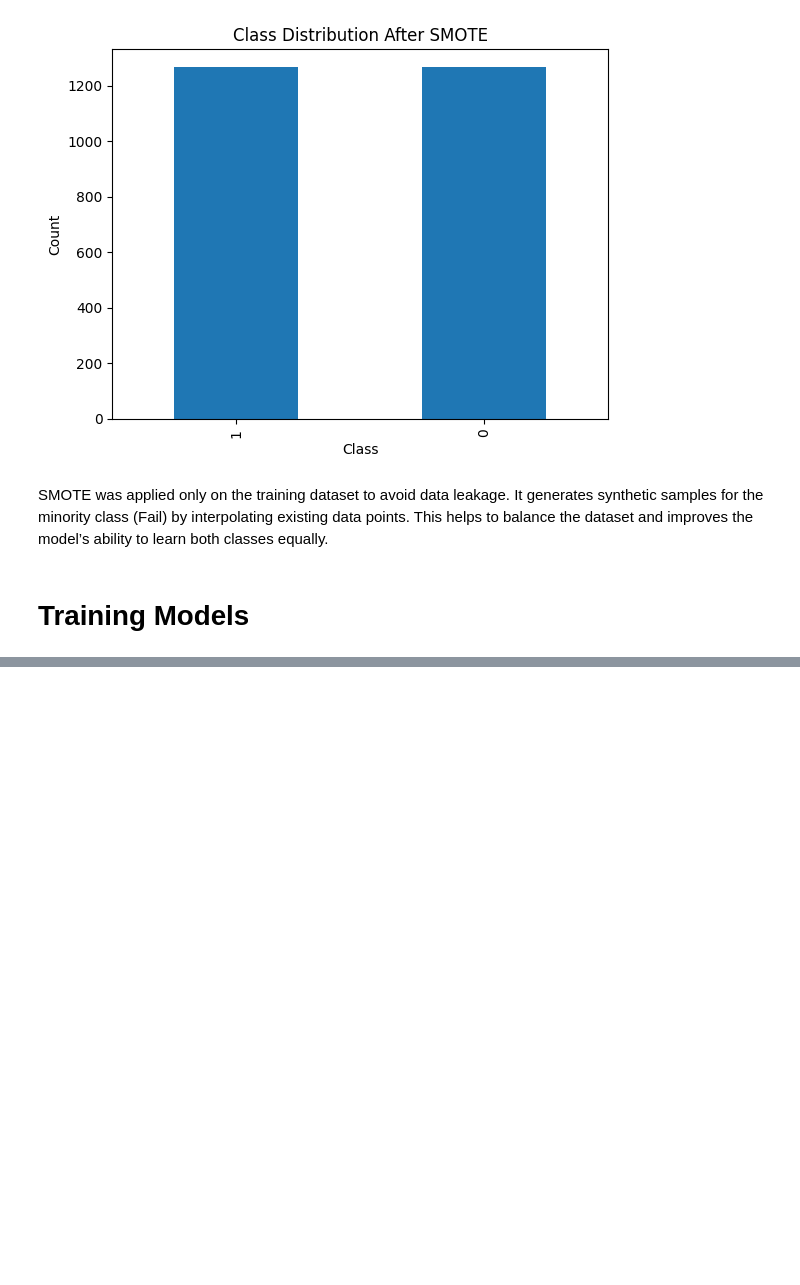
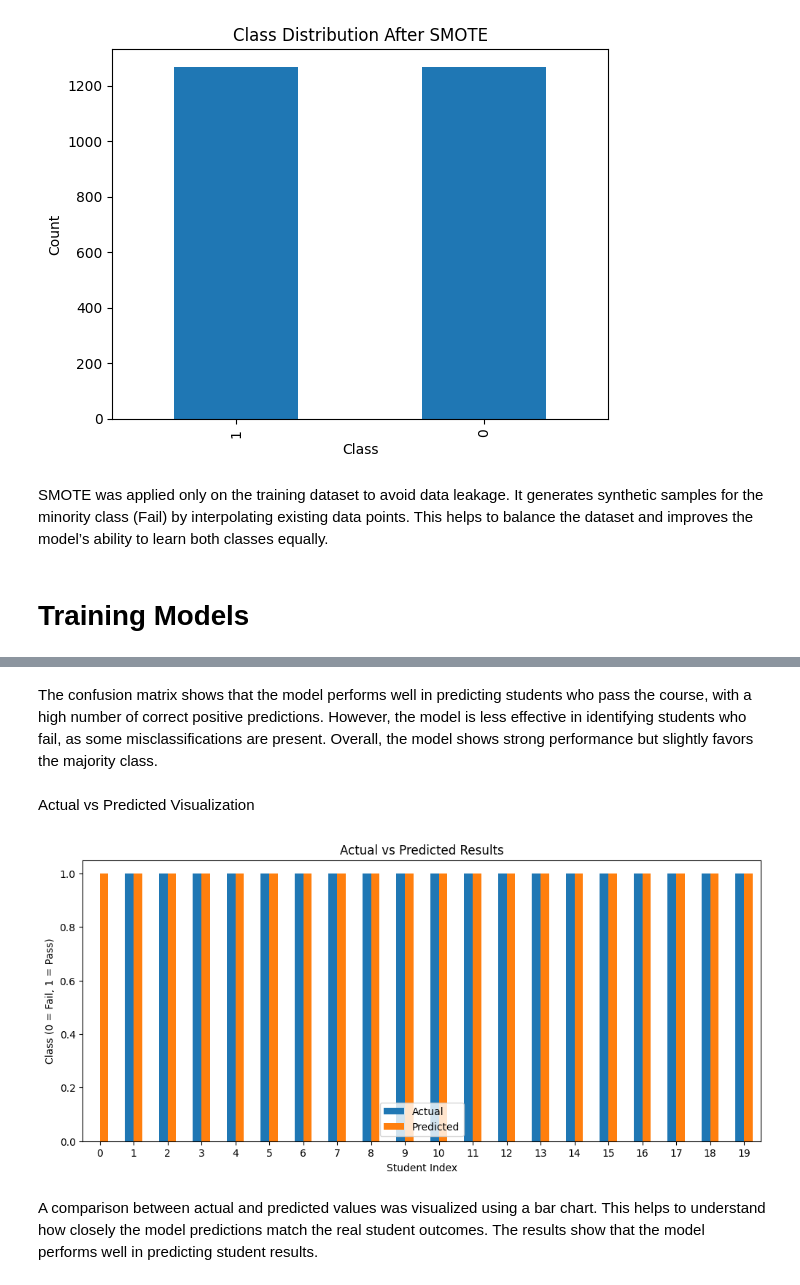
Before and after one commit to sanodyaJinadasa/InspiHER_Hacktronix, a Jupyter notebook: ML_Task.ipynb, the cells around one changed output, grey strips where cells are left out. Drawn from its saved outputs; the diff is of its cells as text; code cells hidden in the pictures; blank space fills up the shorter version.

```diff
--- a/ML_Task.ipynb
+++ b/ML_Task.ipynb
@@ -434,0 +647,24 @@ SMOTE was applied only on the training dataset to avoid data leakage. It generat
+# %% [markdown]
+The confusion matrix shows that the model performs well in predicting students who pass the course, with a high number of correct positive predictions. However, the model is less effective in identifying students who fail, as some misclassifications are present. Overall, the model shows strong performance but slightly favors the majority class.
+# %% [markdown]
+Actual vs Predicted Visualization
+# %%
+comparison = pd.DataFrame({
+    'Actual': y_test,
+    'Predicted': y_pred
+})
+
+# Plot first 20 samples (recommended for clarity)
+comparison.head(20).plot(kind='bar', figsize=(12,5))
+
+plt.title('Actual vs Predicted Results')
+plt.xlabel('Student Index')
+plt.ylabel('Class (0 = Fail, 1 = Pass)')
+plt.xticks(rotation=0)
+
+plt.legend()
+plt.show()
+# %% [output]
+[figure, added]
+# %% [markdown]
+A comparison between actual and predicted values was visualized using a bar chart. This helps to understand how closely the model predictions match the real student outcomes. The results show that the model performs well in predicting student results.
```
Also changed, not shown: parts of 30 cells of this notebook.
